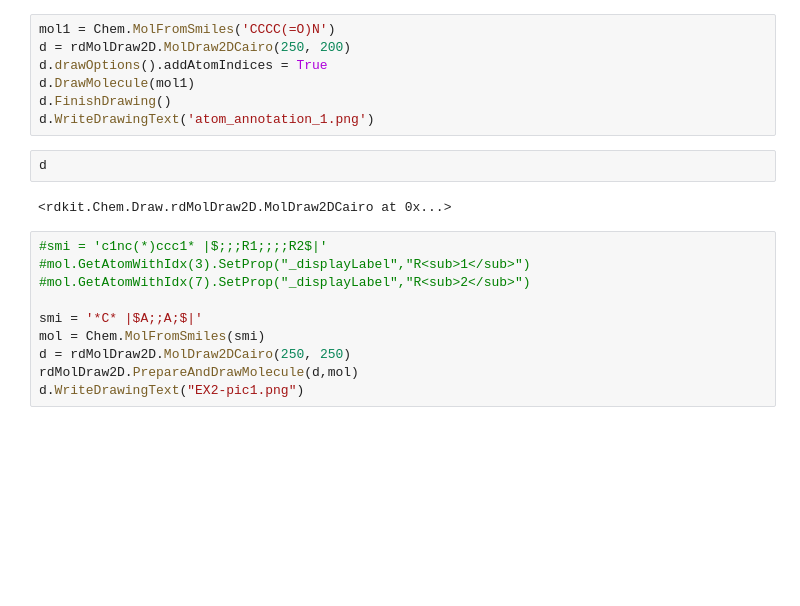
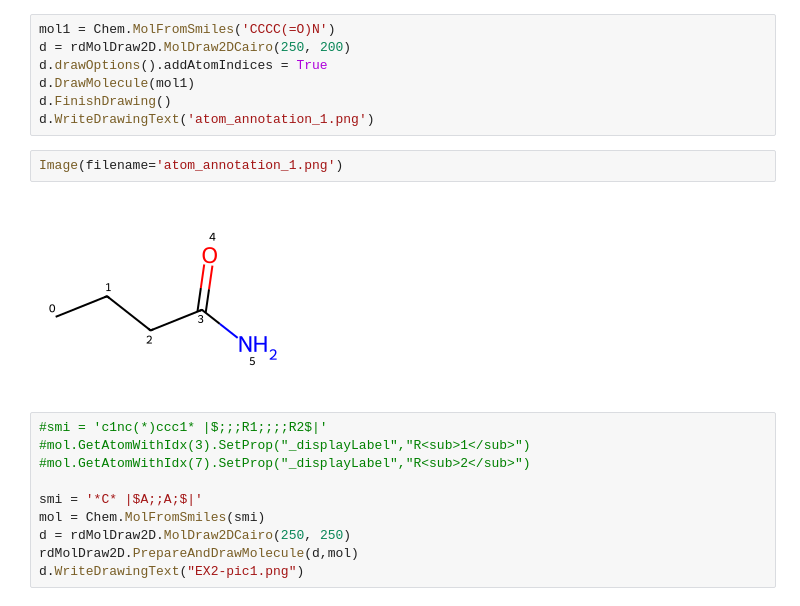
Before and after one commit to Sawahiko/SMILE_to_Feature, a Jupyter notebook: Example/Example 1.ipynb, the cells around one changed output. Cells and saved outputs as stored; diff of their text form; blank space fills up the shorter version.

```diff
--- a/Example/Example 1.ipynb
+++ b/Example/Example 1.ipynb
@@ -88,9 +89,9 @@ d.DrawMolecule(mol1)
 d.FinishDrawing()
 d.WriteDrawingText('atom_annotation_1.png')
 # %%
-d
+Image(filename='atom_annotation_1.png')
 # %% [output]
-<rdkit.Chem.Draw.rdMolDraw2D.MolDraw2DCairo at 0x...>
+[figure, added]
 # %%
 #smi = 'c1nc(*)ccc1* |$;;;R1;;;;R2$|'
 #mol.GetAtomWithIdx(3).SetProp("_displayLabel","R<sub>1</sub>")
```
Also changed, not shown: parts of 4 cells of this notebook.
